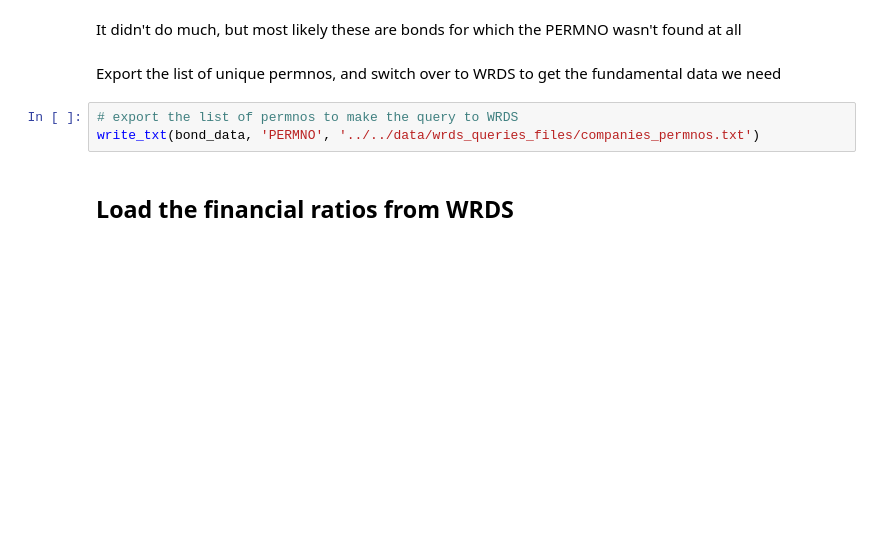
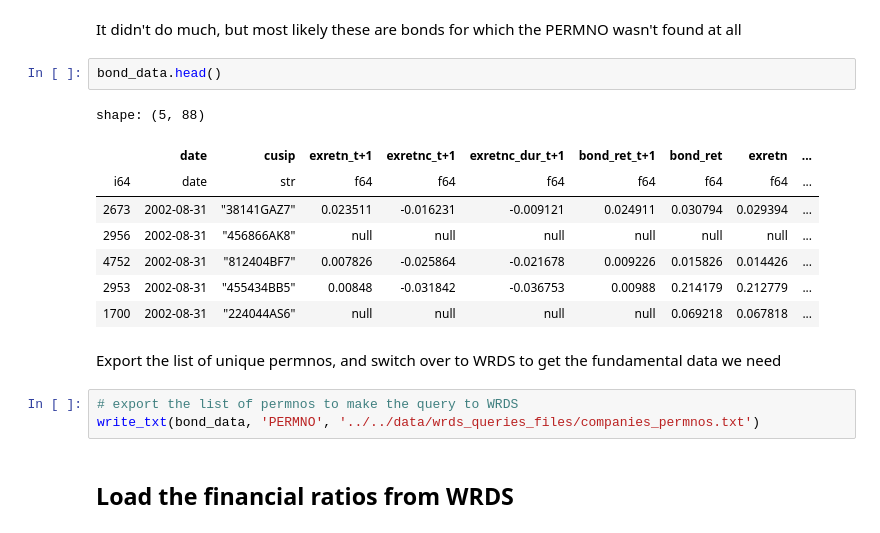
Before and after one commit to BSIC/bsic-systematic-credit, a Jupyter notebook: src/preprocessing/data_gathering.ipynb, the cells around one changed output. Saved outputs shown, nothing was run; the diff lists cells and outputs as text; blank space fills up the shorter version.

```diff
--- a/src/preprocessing/data_gathering.ipynb
+++ b/src/preprocessing/data_gathering.ipynb
@@ -559,5 +562,16 @@ shape: (11_324, 2)
 # %% [markdown]
 It didn't do much, but most likely these are bonds for which the PERMNO wasn't found at all
+# %%
+bond_data.head()
+# %% [output]
+shape: (5, 88)
+|  | date | cusip | exretn_t+1 | exretnc_t+1 | exretnc_dur_t+1 | bond_ret_t+1 | bond_ret | exretn | ... |
+| i64 | date | str | f64 | f64 | f64 | f64 | f64 | f64 | ... |
+| 2673 | 2002-08-31 | "38141GAZ7" | 0.023511 | -0.016231 | -0.009121 | 0.024911 | 0.030794 | 0.029394 | ... |
+| 2956 | 2002-08-31 | "456866AK8" | null | null | null | null | null | null | ... |
+| 4752 | 2002-08-31 | "812404BF7" | 0.007826 | -0.025864 | -0.021678 | 0.009226 | 0.015826 | 0.014426 | ... |
+| 2953 | 2002-08-31 | "455434BB5" | 0.00848 | -0.031842 | -0.036753 | 0.00988 | 0.214179 | 0.212779 | ... |
+| 1700 | 2002-08-31 | "224044AS6" | null | null | null | null | 0.069218 | 0.067818 | ... |
 # %% [markdown]
 Export the list of unique permnos, and switch over to WRDS to get the fundamental data we need
 # %%
```
Also changed, not shown: parts of 36 cells of this notebook, 4 other files.
